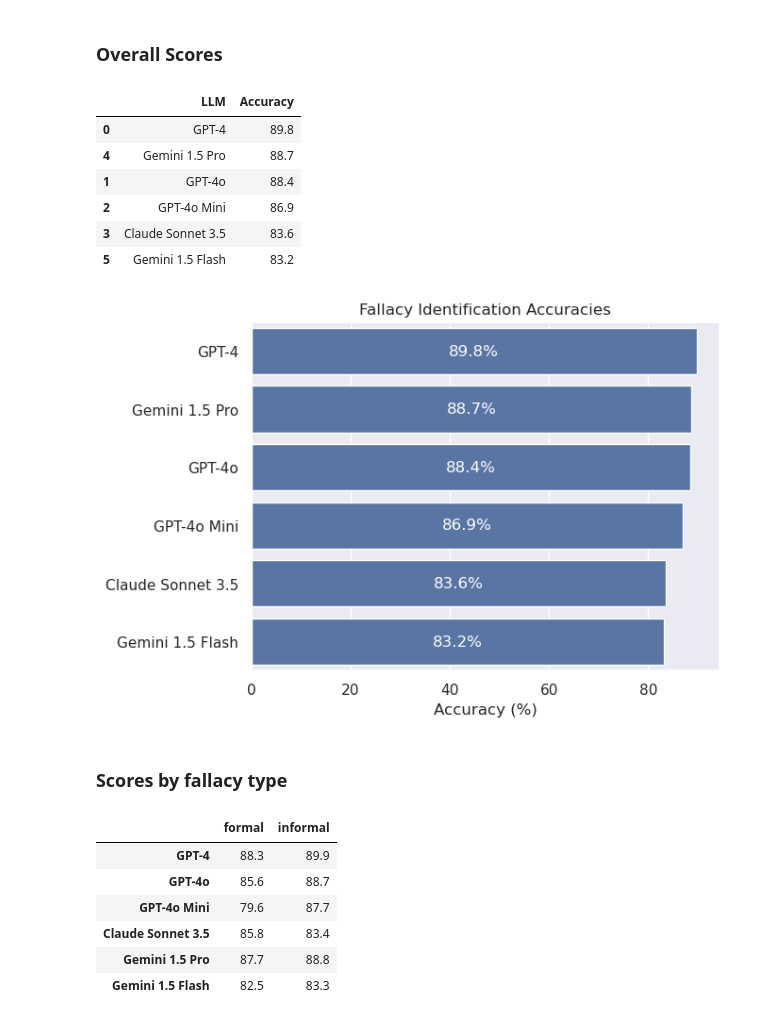
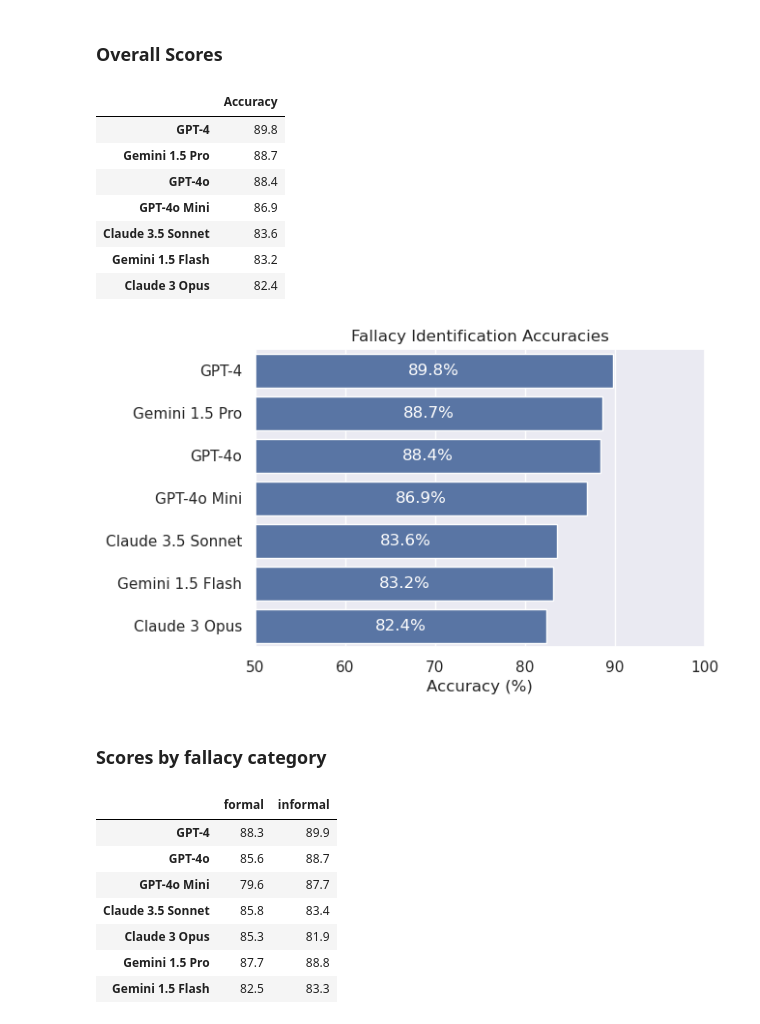
Before and after one commit to aimfeld/fallacy-detection, a Jupyter notebook: analysis.ipynb, the cells around one changed output. Cells and saved outputs as stored; diff of their text form; code cells hidden in the pictures.

Commit message:
claude opus and haiku results, new charts

```diff
--- a/analysis.ipynb
+++ b/analysis.ipynb
@@ -13,5 +17,5 @@ sns.set_theme()
 # %% [markdown]
 ## Experiment 1: Fallacy Identification with zero-shot Prompt
 # %%
-df_fallacies = get_fallacy_identification_df()
+df_fallacies = get_fallacy_df('data/fallacy_identification_zero_shot.csv')
 # %% [output]
@@ -54,36 +58,41 @@ df_accuracies = get_fallacy_identification_accuracies(df_fallacies)
 df_accuracies = df_accuracies.sort_values('Accuracy', ascending=False)
 df_accuracies
 # %% [output]
-|  | LLM | Accuracy |
-| 0 | GPT-4 | 89.8 |
-| 4 | Gemini 1.5 Pro | 88.7 |
-| 1 | GPT-4o | 88.4 |
-| 2 | GPT-4o Mini | 86.9 |
-| 3 | Claude Sonnet 3.5 | 83.6 |
-| 5 | Gemini 1.5 Flash | 83.2 |
+|  | Accuracy |
+| GPT-4 | 89.8 |
+| Gemini 1.5 Pro | 88.7 |
+| GPT-4o | 88.4 |
+| GPT-4o Mini | 86.9 |
+| Claude 3.5 Sonnet | 83.6 |
+| Gemini 1.5 Flash | 83.2 |
+| Claude 3 Opus | 82.4 |
 # %%
-ax = sns.barplot(x='Accuracy', y='LLM', data=df_accuracies)
+_, ax = plt.subplots(figsize=(6, 4))
+sns.barplot(x='Accuracy', y='index', data=df_accuracies.reset_index())
 plt.title('Fallacy Identification Accuracies')
 plt.xlabel('Accuracy (%)')
 plt.ylabel('')
 
-# Add annotations inside the bars
-for i, v in enumerate(df_accuracies['Accuracy']):
-    ax.text(v/2, i, f'{v:.1f}%',  ha='center', va='center', color='white')
+# Set x-axis limits, start from 50% (random guessing)
+ax.set_xlim(50, 100)
+
+for i in ax.containers:
+    ax.bar_label(i, label_type='center', color='white', fmt='%.1f%%')
 
 plt.show()
 # %% [output]
-[figure, old version]
+[figure, new version]
 # %% [markdown]
-### Scores by fallacy type
+### Scores by fallacy category
 # %%
-df_category_accuracies = get_fallacy_identification_grouped_accuracies(df_fallacies, ['category'])
+df_category_accuracies = get_fallacy_identification_accuracies(df_fallacies, ['category'])
 df_category_accuracies
 # %% [output]
 |  | formal | informal |
 | GPT-4 | 88.3 | 89.9 |
 | GPT-4o | 85.6 | 88.7 |
 | GPT-4o Mini | 79.6 | 87.7 |
-| Claude Sonnet 3.5 | 85.8 | 83.4 |
+| Claude 3.5 Sonnet | 85.8 | 83.4 |
+| Claude 3 Opus | 85.3 | 81.9 |
 | Gemini 1.5 Pro | 87.7 | 88.8 |
 | Gemini 1.5 Flash | 82.5 | 83.3 |
```
Also changed, not shown: parts of 12 cells of this notebook, 8 other files.
